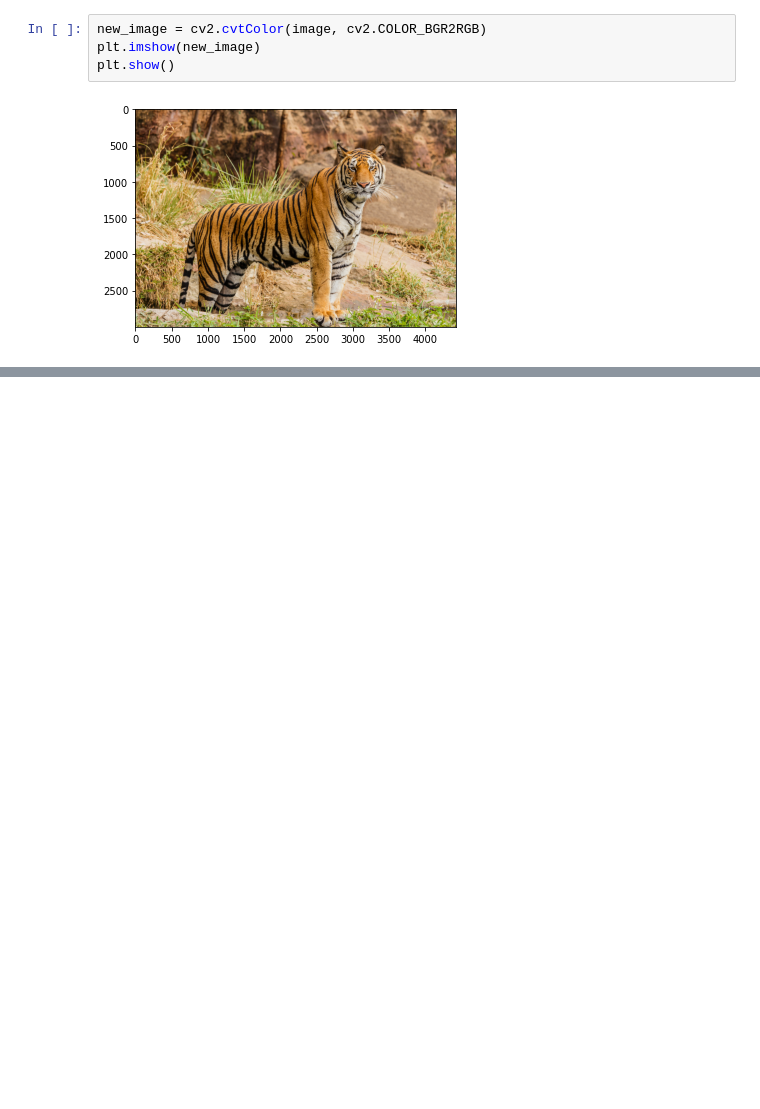
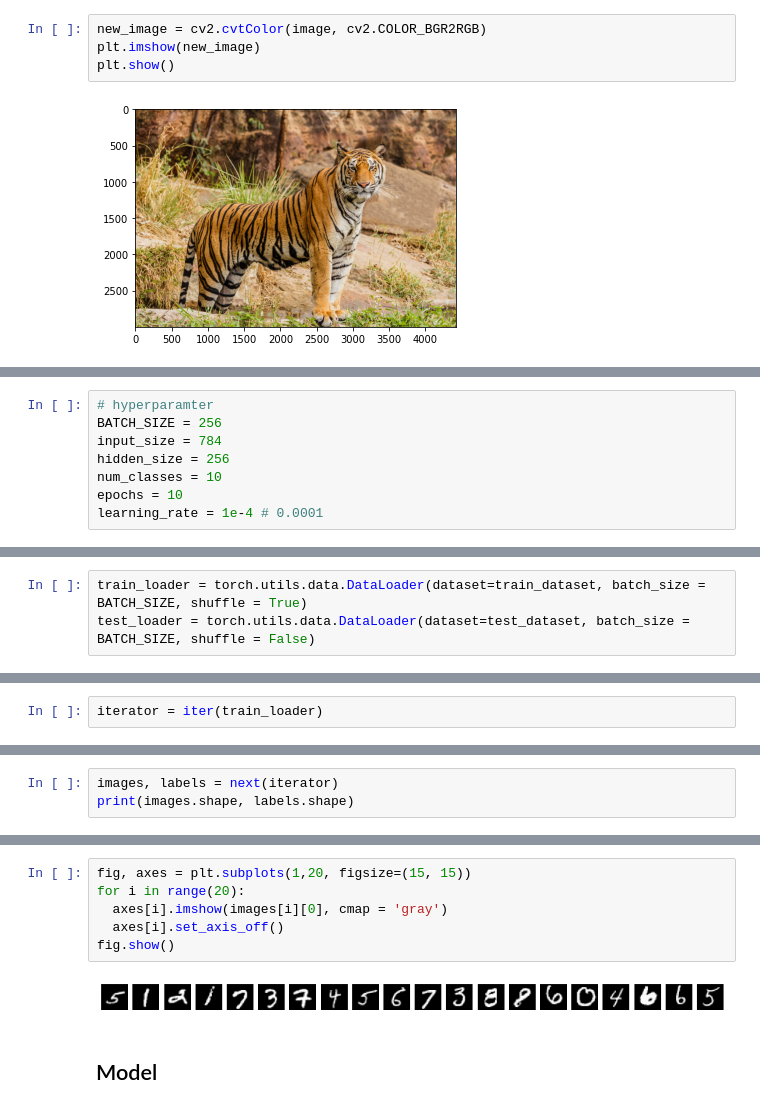
Before and after one commit to ThousandAI/AI-DeepLearning, a Jupyter notebook: class03/class03.ipynb, the cells around one changed output, grey strips where cells are left out. Saved outputs shown, nothing was run; the diff lists cells and outputs as text; blank space fills up the shorter version.

```diff
--- a/class03/class03.ipynb
+++ b/class03/class03.ipynb
@@ -57,3 +97,11 @@ import matplotlib.pyplot as plt
 
 # device
 device = torch.device("cuda" if torch.cuda.is_available() else "cpu")
+# %%
+# hyperparamter
+BATCH_SIZE = 256
+input_size = 784
+hidden_size = 256
+num_classes = 10
+epochs = 10
+learning_rate = 1e-4 # 0.0001
@@ -79,0 +114,3 @@ Extracting ./data/MNIST/raw/t10k-labels-idx1-ubyte.gz to ./data/MNIST/raw
+# %%
+train_loader = torch.utils.data.DataLoader(dataset=train_dataset, batch_size = BATCH_SIZE, shuffle = True)
+test_loader = torch.utils.data.DataLoader(dataset=test_dataset, batch_size = BATCH_SIZE, shuffle = False)
@@ -79,0 +121,2 @@ Extracting ./data/MNIST/raw/t10k-labels-idx1-ubyte.gz to ./data/MNIST/raw
+# %%
+iterator = iter(train_loader)
@@ -79,0 +143,3 @@ Extracting ./data/MNIST/raw/t10k-labels-idx1-ubyte.gz to ./data/MNIST/raw
+# %%
+images, labels = next(iterator)
+print(images.shape, labels.shape)
@@ -79,0 +168,10 @@ Extracting ./data/MNIST/raw/t10k-labels-idx1-ubyte.gz to ./data/MNIST/raw
+# %%
+fig, axes = plt.subplots(1,20, figsize=(15, 15))
+for i in range(20):
+  axes[i].imshow(images[i][0], cmap = 'gray')
+  axes[i].set_axis_off()
+fig.show()
+# %% [output]
+[figure, added]
+# %% [markdown]
+## Model
```
Also changed, not shown: parts of 21 cells of this notebook.
